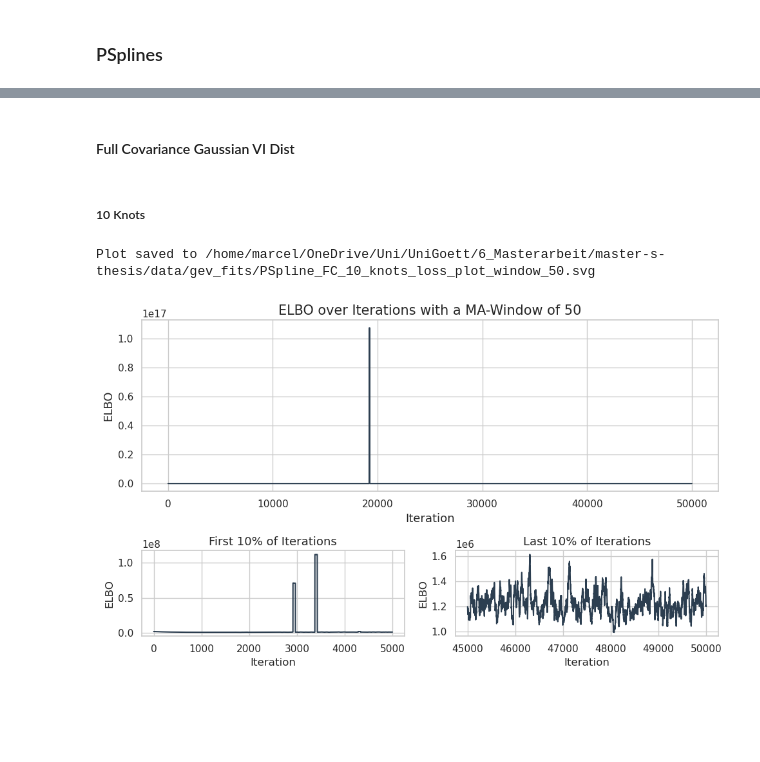
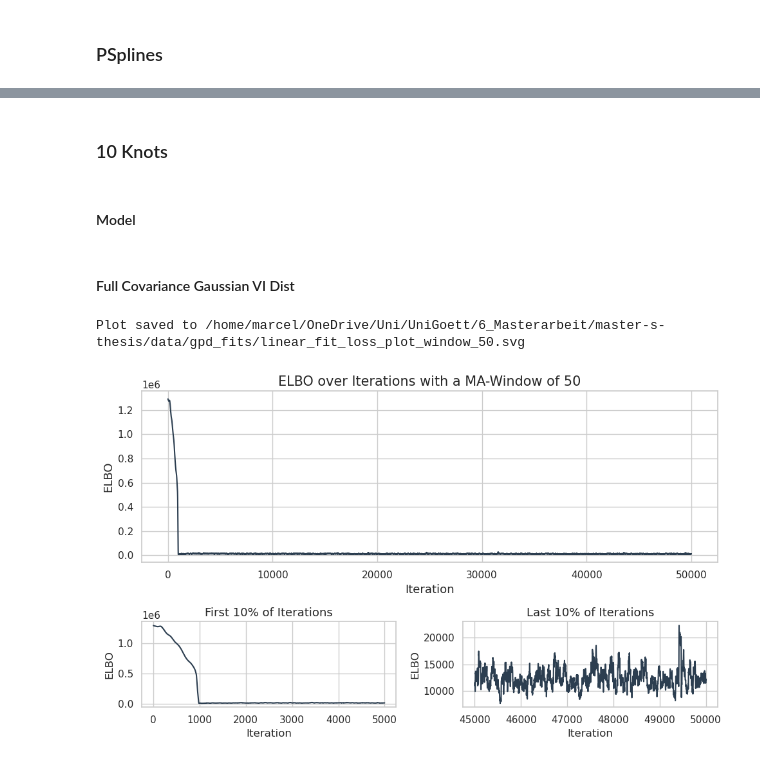
Before and after one commit to marweda/master-s-thesis, a Jupyter notebook: notebooks/vigamlss_results.ipynb, the cells around one changed output, grey strips where cells are left out. Cells and saved outputs as stored; diff of their text form; code cells hidden in the pictures; blank space fills up the shorter version.

```diff
--- a/notebooks/vigamlss_results.ipynb
+++ b/notebooks/vigamlss_results.ipynb
@@ -392,7 +394,7 @@ results_dbbmi = Y_dbbmi.model.run_svi_optimization(
     epochs=2000,
     mb_size=512,
     lr=0.01,
-    max_norm=5.0,
+    max_norm=1.0,
     clip_min_max_enabled=False,
     zero_nans_enabled=False,
     prng_key=PRNGKey(0),
@@ -463,12 +464,6 @@ Plot saved to /home/marcel/OneDrive/Uni/UniGoett/6_Masterarbeit/master-s-thesis/
 # %% [markdown]
 ### Synthetic Data Creation
 # %%
-import jax
-import jax.numpy as jnp
-import tensorflow_probability as tfp
-tfd = tfp.distributions
-import matplotlib.pyplot as plt
-
 # ------------------------------------------------
 # 1) Generate covariate X
 # ------------------------------------------------
@@ -486,7 +481,7 @@ def loc_fn(x):
     return 0.1 * x**3
 
 def scale_fn(x):
-    return 0.5 + TransformationFunctions.softplus(x) * 0.1
+    return 0.1 * x**2 + 0.5
 
 def shape_fn(x):
     return 0.1 * jnp.tanh(x) - 0.2
@@ -516,7 +511,7 @@ plot_gev_gpd_syn_data(
     X_GEV_SYN,
     Y_GEV_SYN_data,
     regression_palette,
-    line_palette,
+    line_colors,
     loc_fn,
     scale_fn,
     shape_fn,
@@ -654,13 +652,13 @@ X_GEV_SYM_PSpline_DesignMatrix = DataPreperator(
 K = X_GEV_SYM_PSpline_DesignMatrix.K
 
 β0_loc_GEV_PSpline = Normal("beta0_loc", jnp.array([0.0]), jnp.array([10.0]), 1)
-λ_loc_GEV_PSpline = HalfCauchy("lambda_loc", jnp.array([25.0]), 1)
+λ_loc_GEV_PSpline = HalfCauchy("lambda_loc", jnp.array([0.1]), 1)
 γ_loc_GEV_PSpline = DegenerateNormal("gammas_loc", K, λ_loc_GEV_PSpline)
 β0_scale_GEV_PSpline = Normal("beta0_scale", jnp.array([0.0]), jnp.array([10.0]), 1)
-λ_scale_GEV_PSpline = HalfCauchy("lambda_scale", jnp.array([25.0]), 1)
+λ_scale_GEV_PSpline = HalfCauchy("lambda_scale", jnp.array([0.1]), 1)
 γ_scale_GEV_PSpline = DegenerateNormal("gammas_scale", K, λ_scale_GEV_PSpline)
 β0_shape_GEV_PSpline = Normal("beta0_shape", jnp.array([0.0]), jnp.array([10.0]), 1)
-λ_shape_GEV_PSpline = HalfCauchy("lambda_shape", jnp.array([25.0]), 1)
+λ_shape_GEV_PSpline = HalfCauchy("lambda_shape", jnp.array([0.1]), 1)
 γ_shape_GEV_PSpline = DegenerateNormal("gammas_shape", K, λ_shape_GEV_PSpline)
 
 Y_GEV_SYN_PSpline = CustomGEV(
@@ -779,0 +1092,4 @@ TypeError: plot_loc_scale_shape_comparison() got multiple values for argument 'l
+# %% [markdown]
+### 10 Knots
+# %% [markdown]
+#### Model
@@ -780,37 +1125,35 @@ TypeError: plot_loc_scale_shape_comparison() got multiple values for argument 'l
 # %% [markdown]
 #### Full Covariance Gaussian VI Dist
-# %% [markdown]
-##### 10 Knots
 # %%
-results_GEV_SYN_PSpline_FC = Y_GEV_SYN_PSpline.model.run_svi_optimization(
+results_GPD_SYN_PSpline_FC = Y_GPD_SYN_PSpline.model.run_svi_optimization(
     optimizer=adam,
     vi_dist=FullCovarianceNormal,
-    vi_sample_size=512,
+    vi_sample_size=64,
     epochs=50000,
     mb_size=None,
-    lr=0.0001,
+    lr=0.001,
     max_norm=1.0,
     clip_min_max_enabled=True,
     zero_nans_enabled=True,
     prng_key=PRNGKey(1),
     scheduler_type="constant",#"warmup_cosine_decay",
     # warmup_fraction=0.1,
     # init_value=0.00001,
     # end_value=0.00001,
 )
 
-with open(gev_fits_dir + "/results_GEV_SYN_PSpline_FC.pkl", "wb") as f:
-    pkl.dump(results_GEV_SYN_PSpline_FC, f)
+with open(gpd_fits_dir + "/results_GPD_SYN_SLP.pkl", "wb") as f:
+    pkl.dump(results_GPD_SYN_PSpline_FC, f)
 
 plot_elbo(
-    results_GEV_SYN_PSpline_FC["svi_metadata"]["num_iterations"],
-    results_GEV_SYN_PSpline_FC["losses"],
+    results_GPD_SYN_PSpline_FC["svi_metadata"]["num_iterations"],
+    results_GPD_SYN_PSpline_FC["losses"],
     loss_color,
     0.1,
-    gev_fits_dir,
-    "PSpline_FC_10_knots_loss_plot",
+    gpd_fits_dir,
+    "linear_fit_loss_plot",
     window=50
 )
 # %% [output]
-Plot saved to /home/marcel/OneDrive/Uni/UniGoett/6_Masterarbeit/master-s-thesis/data/gev_fits/PSpline_FC_10_knots_loss_plot_window_50.svg
+Plot saved to /home/marcel/OneDrive/Uni/UniGoett/6_Masterarbeit/master-s-thesis/data/gpd_fits/linear_fit_loss_plot_window_50.svg
-[figure, old version]
+[figure, new version]
```
Also changed, not shown: parts of 49 cells of this notebook, 17 other files.
